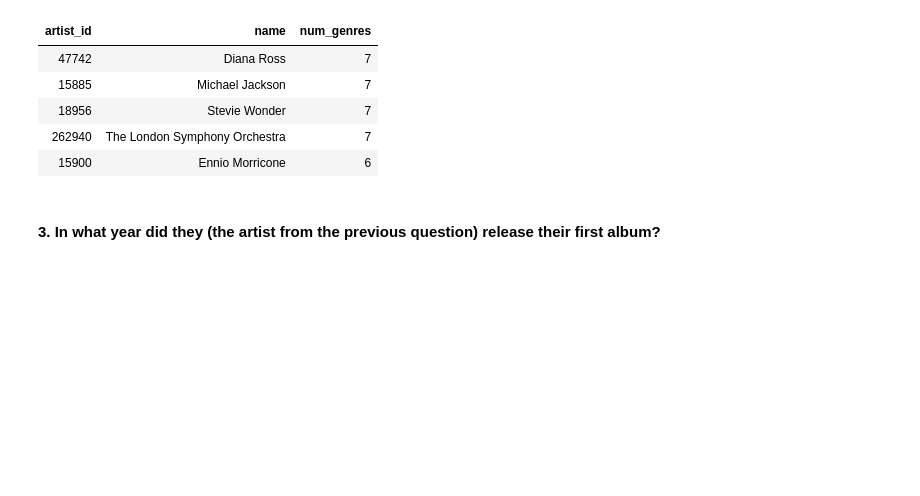
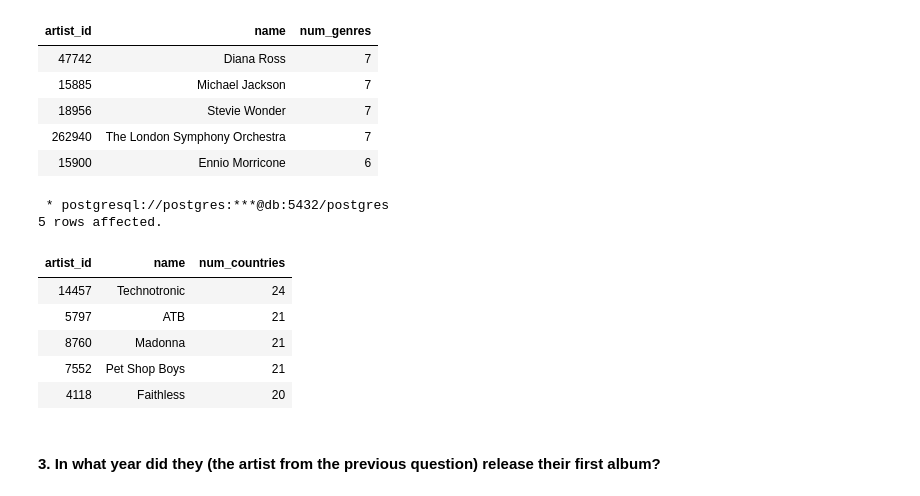
Before and after one commit to rudynicolop/bigdata-exercises, a Jupyter notebook: Big_Data/exercise01/Exercise01.ipynb, the cells around one changed output. Drawn from its saved outputs; the diff is of its cells as text; code cells hidden in the pictures; blank space fills up the shorter version.

```diff
--- a/Big_Data/exercise01/Exercise01.ipynb
+++ b/Big_Data/exercise01/Exercise01.ipynb
@@ -588,6 +588,25 @@ LIMIT 5
 | 18956 | Stevie Wonder | 7 |
 | 262940 | The London Symphony Orchestra | 7 |
 | 15900 | Ennio Morricone | 6 |
+# %%
+%%sql
+SELECT a.artist_id, a.name, COUNT(DISTINCT r.country) AS num_countries
+FROM artists AS a
+JOIN released_by AS rb USING(artist_id)
+JOIN releases AS r USING(release_id)
+WHERE a.name <> 'Various Artists'
+GROUP BY a.artist_id, a.name
+ORDER BY num_countries DESC, a.name ASC
+LIMIT 5
+# %% [output]
+ * postgresql://postgres:***@db:5432/postgres
+5 rows affected.
+| artist_id | name | num_countries |
+| 14457 | Technotronic | 24 |
+| 5797 | ATB | 21 |
+| 8760 | Madonna | 21 |
+| 7552 | Pet Shop Boys | 21 |
+| 4118 | Faithless | 20 |
 # %% [markdown]
 #### 3. In what year did they (the artist from the previous question) release their first album?
 # %%
```
Also changed, not shown: parts of 6 cells of this notebook.
